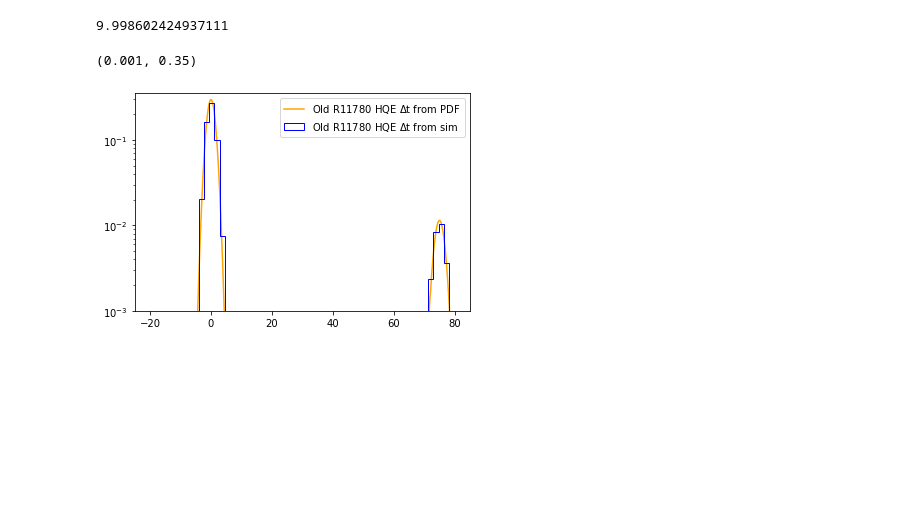
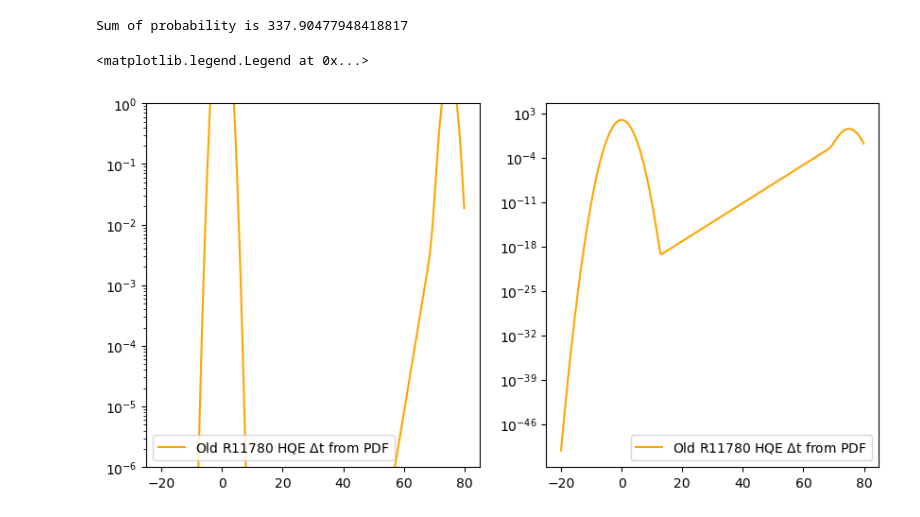
Before and after one commit to hbjamin/eos_pmt_timing, a Jupyter notebook: validation/validation.ipynb, the cells around one changed output. Saved outputs shown, nothing was run; the diff lists cells and outputs as text; code cells hidden in the pictures; blank space fills up the shorter version.

```diff
--- a/validation/validation.ipynb
+++ b/validation/validation.ipynb
@@ -234,13 +142 @@ FileNotFoundError: file not found
-# %%
-
-
-r11780_deltat_old=[]
-for i in range(len(r11780_hit_time_old)):
-    r11780_deltat_old.append(r11780_fe_time_old[i]-r11780_hit_time_old[i])
-
-
-
-r7081_deltat_old=[]
-for i in range(len(r7081_hit_time_old)):
-    r7081_deltat_old.append(r7081_fe_time_old[i]-r7081_hit_time_old[i])
 # %%
@@ -249,19 +145,21 @@ prob_r11780_old=[6.372073314671898e-51, 2.1131633185864248e-50, 6.96587339350701
 
-for i in range(len(prob_r11780_old)):
-    prob_r11780_old[i]=prob_r11780_old[i]/1000*2.959
-
 sum=0
 for i in prob_r11780_old:
-    sum+=i
-print(sum)
+    sum+=i*0.1 #multiply by bin width
+print('Sum of probability is',sum)
 
-plt.plot(time_r11780_old,prob_r11780_old,label='Old R11780 HQE $\Delta$t from PDF',color='orange')
-plt.hist(r11780_deltat_old,bins=50,density=True,histtype='step',color='blue',label='Old R11780 HQE $\Delta$t from sim');
-plt.yscale('log')
-plt.legend()
-plt.ylim(1e-3,3.5e-1)
+fig, (ax1, ax2) = plt.subplots(1, 2, figsize=(10, 5))
+
+ax1.plot(time_r11780_old,prob_r11780_old,label='Old R11780 HQE $\Delta$t from PDF',color='orange')
+ax1.set_yscale('log')
+ax1.legend()
+ax1.set_ylim(1e-6,1)
+
+ax2.plot(time_r11780_old,prob_r11780_old,label='Old R11780 HQE $\Delta$t from PDF',color='orange')
+ax2.set_yscale('log')
+ax2.legend()
 # %% [output]
-9.998602424937111
+Sum of probability is 337.90477948418817
-(0.001, 0.35)
+<matplotlib.legend.Legend at 0x...>
-[figure, old version]
+[figure, new version]
 # %%
```
Also changed, not shown: parts of 8 cells of this notebook, 3 other files.
